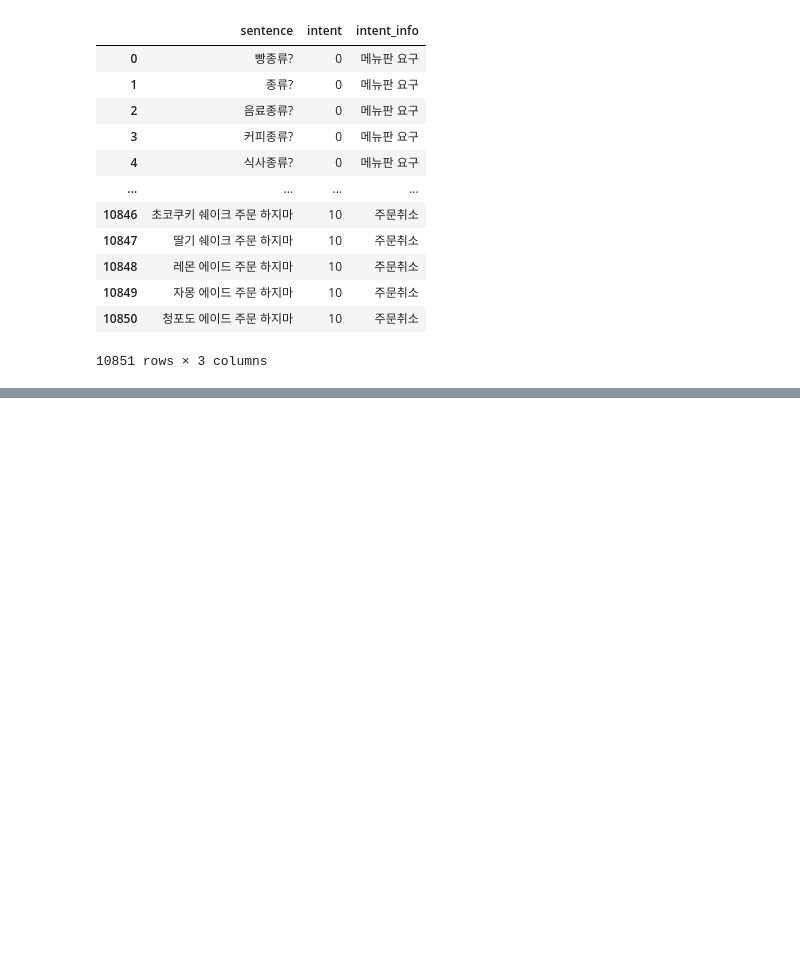
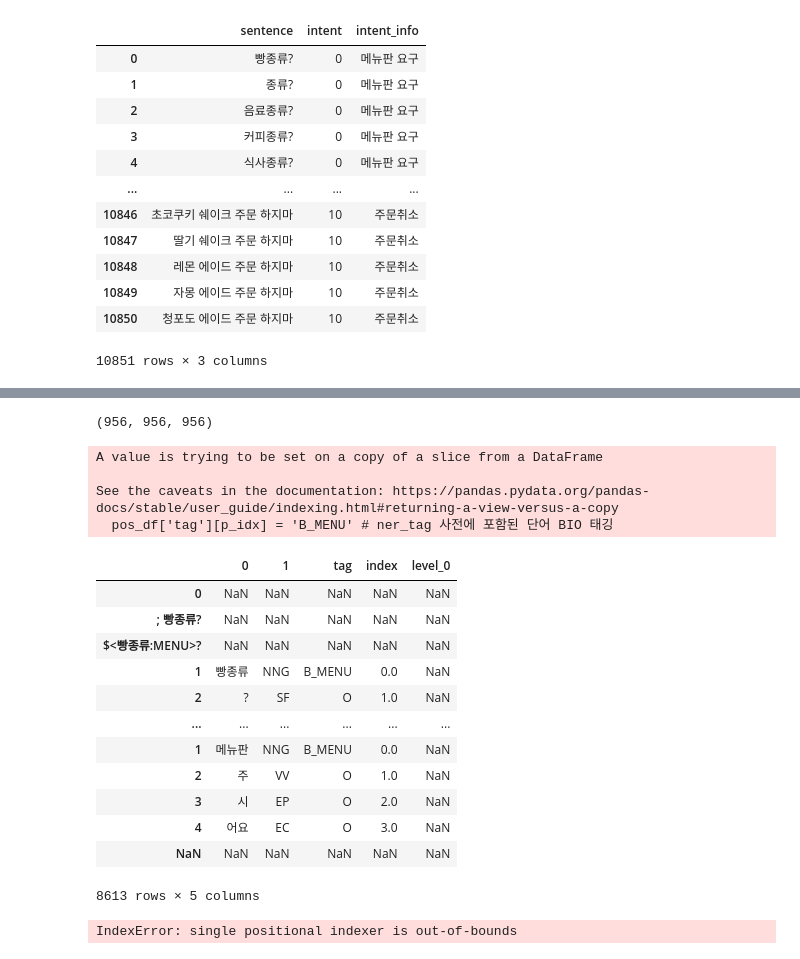
Before and after one commit to RockhoRockho/Chatbot_FG, a Jupyter notebook: ner_model.ipynb, the cells around one changed output, grey strips where cells are left out. Saved outputs shown, nothing was run; the diff lists cells and outputs as text; code cells hidden in the pictures; blank space fills up the shorter version.

```diff
--- a/ner_model.ipynb
+++ b/ner_model.ipynb
@@ -20,3 +20,6 @@ df
 | 468 | 개인텀블러 | TUMBLER | 8 |
 | 469 | 텀블러 | TUMBLER | 8 |
 470 rows × 3 columns
+# %%
+dic0 = df[df['tag'] == 'MENU']['word'].tolist()
+dic0
@@ -115,0 +89,5 @@ sentences3
+# %%
+sent0 = []
+for sentence in sent_df[sent_df['intent'] == 0]['sentence'].unique():
+        sent0.append(sentence)
+sent0
@@ -115,0 +185,5 @@ sentences3
+# %%
+sent0 = []
+for sentence in sent_df[sent_df['intent'] == 0]['sentence'].unique():
+        sent0.append('; ' + sentence)
+sent0
@@ -115,0 +208,60 @@ sentences3
+# %%
+s_df1 = pd.DataFrame(sent0) # concat 위해 열 맞추기
+s_df1[1] = np.nan
+s_df1['tag'] = np.nan
+s_df1.set_index(0, inplace=True)
+s_df1[0] = np.nan
+
+s_df2 = pd.DataFrame(sent0_3)
+s_df2[1] = np.nan
+s_df2['tag'] = np.nan
+s_df2.set_index(0, inplace=True)
+s_df2[0] = np.nan
+# %%
+len(s_df1), len(s_df2), len(sequences0) # 길이확인
+# %% [output]
+(956, 956, 956)
+# %%
+pos_df0 = pd.DataFrame({0:[np.nan], 1:[np.nan], 'tag':[np.nan]})
+pos_df_zero = pd.DataFrame({0:[np.nan], 1:[np.nan], 'tag':[np.nan]})
+pos_df_zero.set_index(0, inplace=True)
+pos_df_zero[0] = np.nan
+
+for s_idx, sent in enumerate(sequences0):
+    pos = []
+    pos_df0 = pd.concat([pos_df0, pd.DataFrame(s_df1.iloc[s_idx]).transpose(), pd.DataFrame(s_df2.iloc[s_idx]).transpose()]) # 처음 문장과, 태깅추가된 문장추가
+    for i in range(len(sent)):
+        pos.append(list(sent[i]))
+        pos_df = pd.DataFrame(pos)
+        pos_df['tag'] = 'O'
+        for p_idx, p in enumerate(pos_df[0]):
+            if p in dic0:
+                pos_df['tag'][p_idx] = 'B_MENU' # ner_tag 사전에 포함된 단어 BIO 태깅
+                pos_df.reset_index(inplace=True)
+                pos_df.index += 1
+    pos_df0 = pd.concat([pos_df0, pos_df, pos_df_zero]) # ENTER
+pos_df0
+# %% [output]
+A value is trying to be set on a copy of a slice from a DataFrame
+
+See the caveats in the documentation: https://pandas.pydata.org/pandas-docs/stable/user_guide/indexing.html#returning-a-view-versus-a-copy
+  pos_df['tag'][p_idx] = 'B_MENU' # ner_tag 사전에 포함된 단어 BIO 태깅
+|  | 0 | 1 | tag | index | level_0 |
+| 0 | NaN | NaN | NaN | NaN | NaN |
+| ; 빵종류? | NaN | NaN | NaN | NaN | NaN |
+| $<빵종류:MENU>? | NaN | NaN | NaN | NaN | NaN |
+| 1 | 빵종류 | NNG | B_MENU | 0.0 | NaN |
+| 2 | ? | SF | O | 1.0 | NaN |
+| ... | ... | ... | ... | ... | ... |
+| 1 | 메뉴판 | NNG | B_MENU | 0.0 | NaN |
+| 2 | 주 | VV | O | 1.0 | NaN |
+| 3 | 시 | EP | O | 2.0 | NaN |
+| 4 | 어요 | EC | O | 3.0 | NaN |
+| NaN | NaN | NaN | NaN | NaN | NaN |
+8613 rows × 5 columns
+# %%
+from utils.NerPreprocess import NerPreProcess
+
+NerPreProcess(10, 'CANCEL')
+# %% [output]
+IndexError: single positional indexer is out-of-bounds
```
Also changed, not shown: parts of 13 cells of this notebook, 3 other files.
